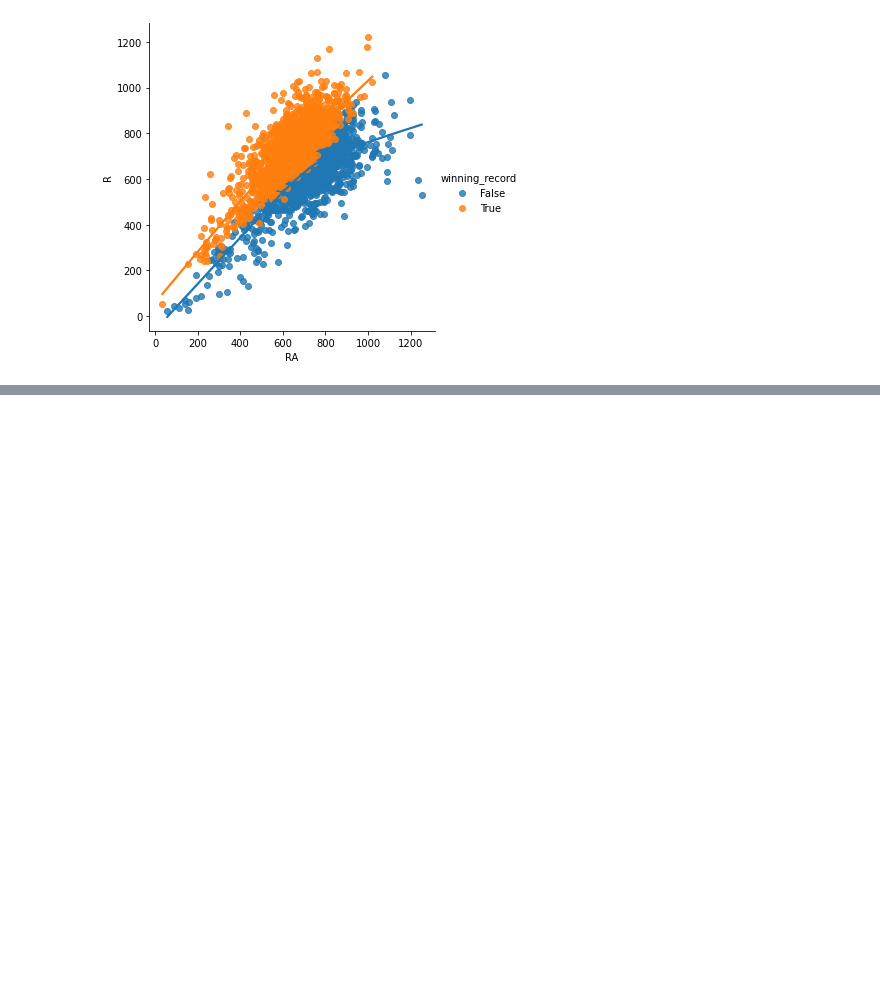
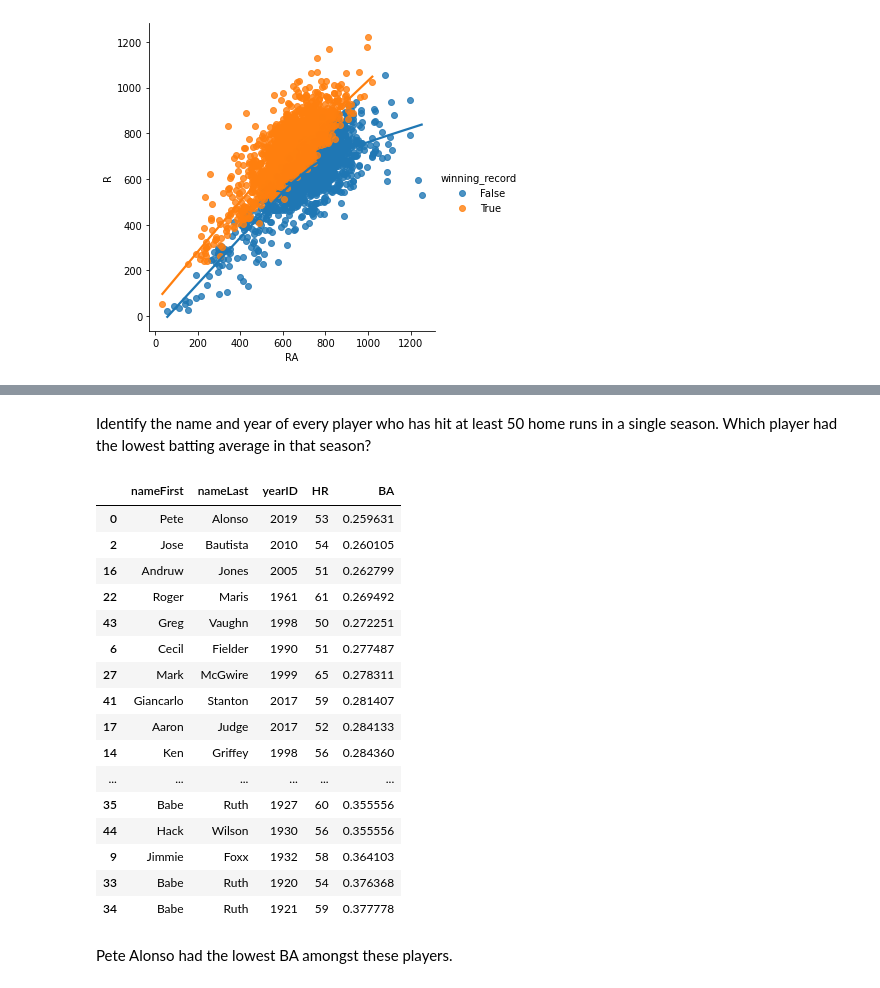
Before and after one commit to lwehausen/Python, a Jupyter notebook: Lahman_data_analysis.ipynb, the cells around one changed output, grey strips where cells are left out. Drawn from its saved outputs; the diff is of its cells as text; code cells hidden in the pictures; blank space fills up the shorter version.

```diff
--- a/Lahman_data_analysis.ipynb
+++ b/Lahman_data_analysis.ipynb
@@ -9,3 +9,7 @@ import pandas as pd
 import seaborn as sns
 # %%
 Teams = pd.read_csv("https://raw.githubusercontent.com/gjm112/DSCI401/main/data/Teams.csv")
+# %%
+Batting = pd.read_csv("https://raw.githubusercontent.com/gjm112/DSCI401/main/data/Batting.csv")
+# %%
+People = pd.read_csv("https://raw.githubusercontent.com/gjm112/DSCI401/main/data/People.csv")
@@ -138,0 +202,39 @@ sns.lmplot(x = "RA", y = "R", hue = "winning_record", data = Teams, lowess = Tru
+# %% [markdown]
+Identify the name and year of every player who has hit at
+least 50 home runs in a single season. Which player had the lowest
+batting average in that season?
+# %%
+#Find every playerID that hit >= 50 HR in a season
+#Dataset has one record for each stint; combine the rows of the stints
+
+#Set batting4 = pd.DataFrame(batting[vars]).groupby(player and year).sum("hr"), then do hr > 49, then merge
+batting4 = Batting.loc[(Batting["HR"] > 49)]
+batting4.groupby(["stint"])
+#Groupby yearID and playerID?
+batting4.loc[:,["playerID", "yearID", "HR", "stint", "teamID", "H", "AB"]]
+
+#Merge batting4 with People to get names from playerID, then create new variable that is batting average (BA) = hits(H)/at_bats(AB)
+#Sort BA values by lowest-highest
+merg3 = pd.merge(People, batting4, on = "playerID", how = "inner")
+merg3["BA"] = merg3["H"]/merg3["AB"]
+merg3.loc[:,["nameFirst", "nameLast", "yearID", "HR", "BA"]].sort_values(["BA"], ascending = [True])
+# %% [output]
+|  | nameFirst | nameLast | yearID | HR | BA |
+| 0 | Pete | Alonso | 2019 | 53 | 0.259631 |
+| 2 | Jose | Bautista | 2010 | 54 | 0.260105 |
+| 16 | Andruw | Jones | 2005 | 51 | 0.262799 |
+| 22 | Roger | Maris | 1961 | 61 | 0.269492 |
+| 43 | Greg | Vaughn | 1998 | 50 | 0.272251 |
+| 6 | Cecil | Fielder | 1990 | 51 | 0.277487 |
+| 27 | Mark | McGwire | 1999 | 65 | 0.278311 |
+| 41 | Giancarlo | Stanton | 2017 | 59 | 0.281407 |
+| 17 | Aaron | Judge | 2017 | 52 | 0.284133 |
+| 14 | Ken | Griffey | 1998 | 56 | 0.284360 |
+| ... | ... | ... | ... | ... | ... |
+| 35 | Babe | Ruth | 1927 | 60 | 0.355556 |
+| 44 | Hack | Wilson | 1930 | 56 | 0.355556 |
+| 9 | Jimmie | Foxx | 1932 | 58 | 0.364103 |
+| 33 | Babe | Ruth | 1920 | 54 | 0.376368 |
+| 34 | Babe | Ruth | 1921 | 59 | 0.377778 |
+# %% [markdown]
+Pete Alonso had the lowest BA amongst these players.
```
Also changed, not shown: parts of 9 cells of this notebook.
